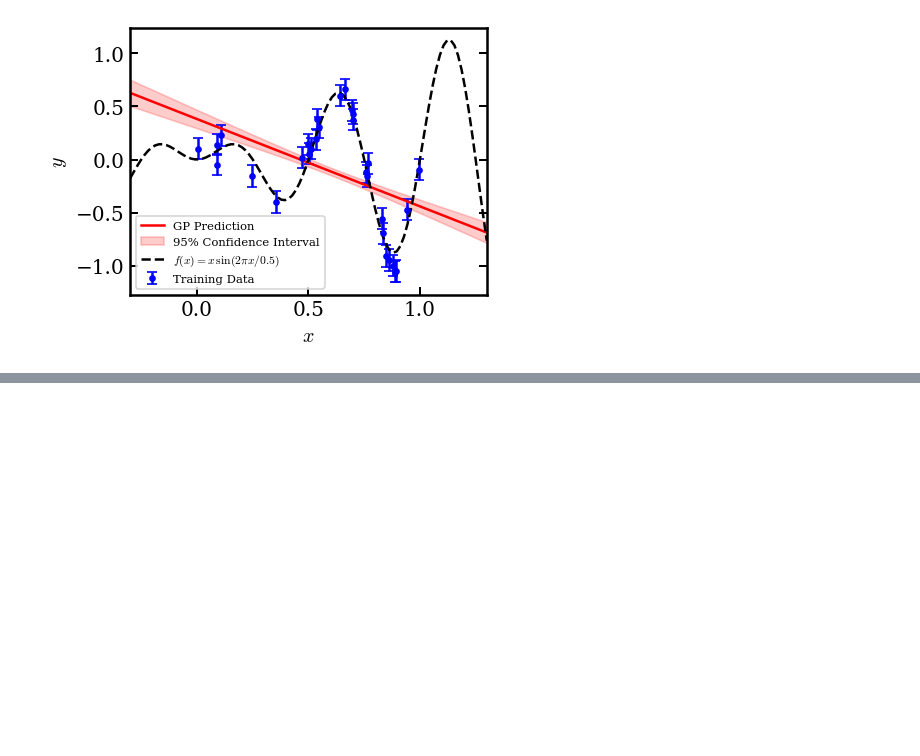
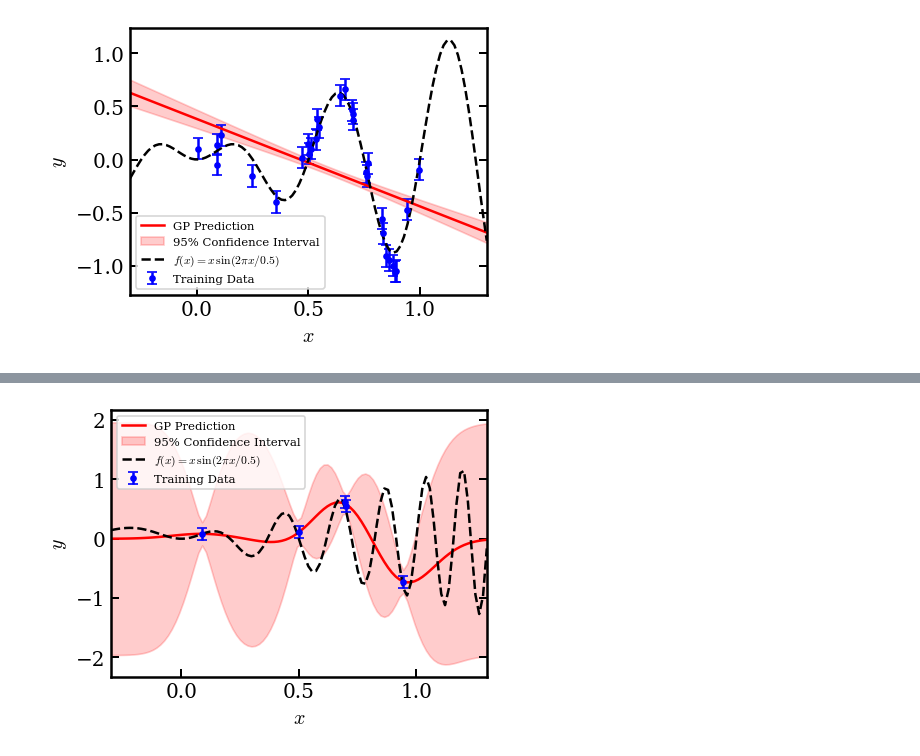
Before and after one commit to roy-physics/gaussian_processes_exploration, a Jupyter notebook: gaussian_processes_exploration.ipynb, the cells around one changed output, grey strips where cells are left out. Cells and saved outputs as stored; diff of their text form; code cells hidden in the pictures; blank space fills up the shorter version.

Commit message:
added a new section on models that sinusoidally but with spatially dependent period.

```diff
--- a/gaussian_processes_exploration.ipynb
+++ b/gaussian_processes_exploration.ipynb
@@ -263,0 +305,20 @@ plt.show()
+# %%
+## Show the predictions of the GP model vs the true function and the training data
+test_input = np.linspace(-0.3,1.3,100)[:,np.newaxis]
+test_output_RBF, test_std_RBF = gp_RBF.predict(test_input, return_std=True)
+
+plt.figure(figsize=(4,3),dpi=120)
+#plt.scatter(training_input[:,0], training_output, s=20, label='Training Data', color='b')
+plt.errorbar(training_input[:,0], training_output, yerr=sigma_noise, fmt='o', label='Training Data', color='b', capsize=3, markersize=3)
+plt.plot(test_input[:,0], test_output_RBF, label='GP Prediction', color='r')
+plt.fill_between(test_input[:,0], test_output_RBF - 1.96 * test_std_RBF, test_output_RBF + 1.96 * test_std_RBF, alpha=0.2, color='r', label='95% Confidence Interval')
+plt.plot(test_input[:,0], true_function(test_input[:,0]), 'k--', label=r'$f(x) = x \,\sin(2 \pi x / 0.5)$')
+plt.xlabel(r"$x$")
+plt.ylabel(r"$y$")
+plt.xlim(min(test_input[:,0]),max(test_input[:,0]))
+#plt.ylim(min(test_input[:,0]),max(test_input[:,0]))
+plt.legend(loc="best",fontsize=7, frameon=True)
+plt.tight_layout()
+plt.show()
+# %% [output]
+[figure, added]
```
Also changed, not shown: parts of 3 cells of this notebook, 1 other file.
